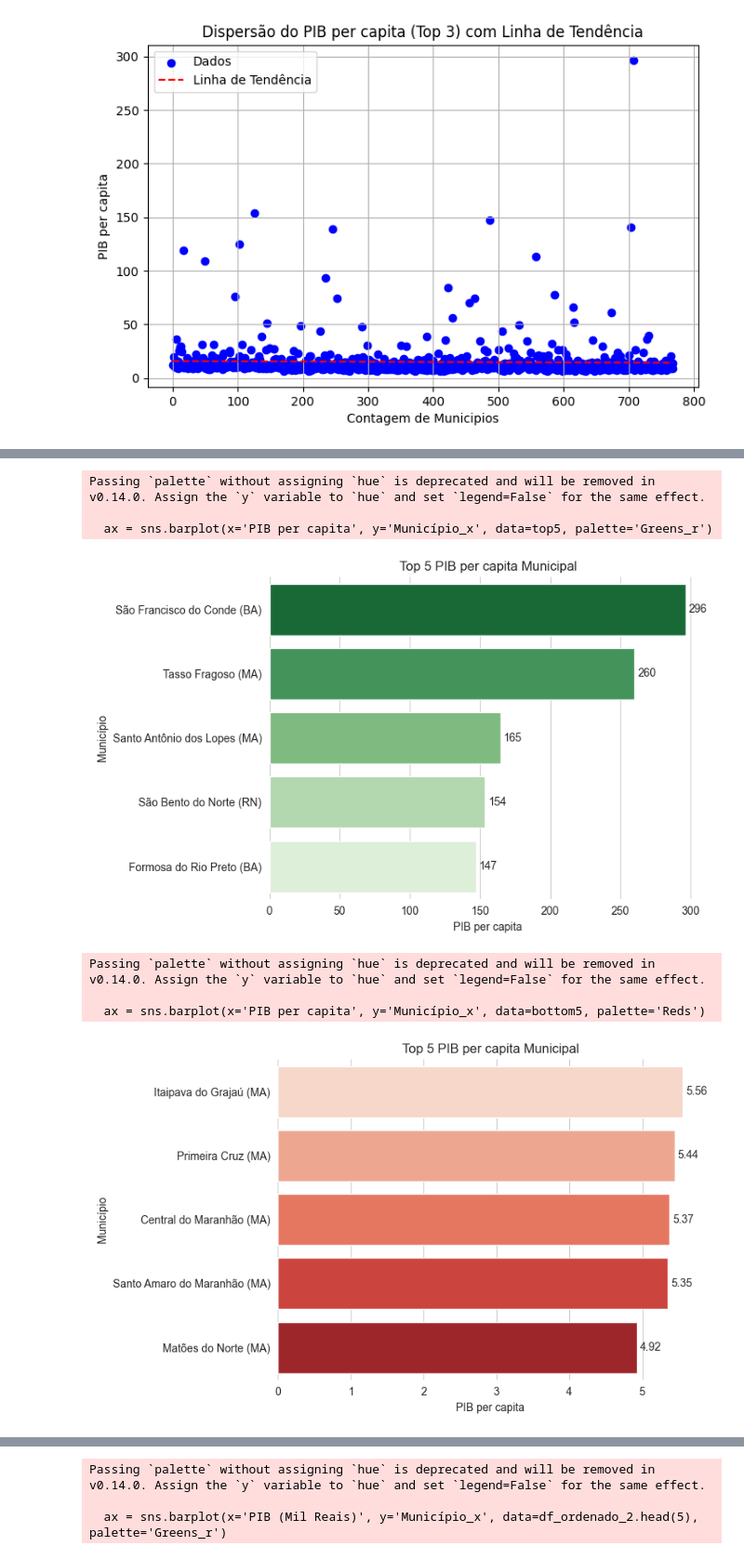
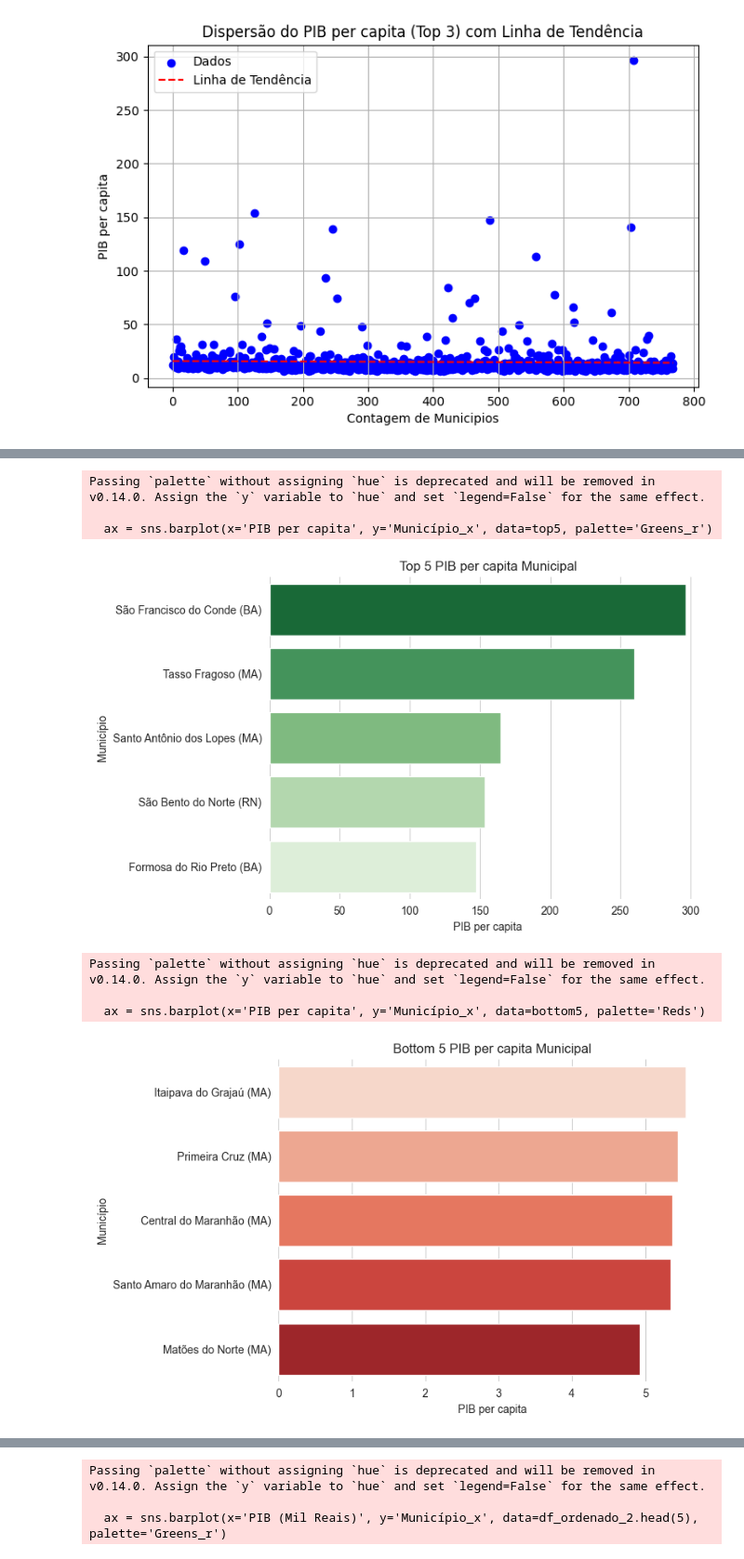
Before and after one commit to duddanobre/sidra-nordeste, a Jupyter notebook: nordeste.ipynb, the cells around one changed output, grey strips where cells are left out. Shown at 93% size. Saved outputs shown, nothing was run; the diff lists cells and outputs as text; code cells hidden in the pictures.

```diff
--- a/nordeste.ipynb
+++ b/nordeste.ipynb
@@ -89,0 +164,3 @@ df_nordeste = df_nordeste.drop(columns=['Código Município Completo'])
+# %%
+df_nordeste['PIB per capita'] = df_nordeste['PIB (Mil Reais)']/df_nordeste['População (Pessoas)']
+df_nordeste
@@ -94,4 +182,0 @@ df_nordeste = df_nordeste.drop(columns=['Código Município Completo'])
-# %%
-df_nordeste['PIB per capita'] = (df_nordeste['PIB (Mil Reais)'] * 1000) / df_nordeste['População (Pessoas)']
-
-df_nordeste
@@ -376,49 +451,47 @@ import matplotlib.pyplot as plt
 import seaborn as sns
 
 plt.figure(figsize=(8,5))
-sns.set_style("whitegrid")
+sns.set_style("whitegrid")  # estilo mais clean, com grid suave
 
+# Gráfico Top 5
 ax = sns.barplot(x='PIB per capita', y='Município_x', data=top5, palette='Greens_r')
 ax.set_title('Top 5 PIB per capita Municipal')
 ax.set_xlabel('PIB per capita')
 ax.set_ylabel('Município')
 
-# Adiciona os valores na barra
-for container in ax.containers:
-    ax.bar_label(container, fmt='%.0f', padding=3)
+# Remove bordas (spines)
+sns.despine(left=True, bottom=True)
 
-sns.despine(left=True, bottom=True)
 plt.tight_layout()
 plt.show()
 # %% [output]
 Passing `palette` without assigning `hue` is deprecated and will be removed in v0.14.0. Assign the `y` variable to `hue` and set `legend=False` for the same effect.
 
   ax = sns.barplot(x='PIB per capita', y='Município_x', data=top5, palette='Greens_r')
-[figure, old version]
+[figure, new version]
 # %%
 import matplotlib.pyplot as plt
 import seaborn as sns
 
 plt.figure(figsize=(8,5))
-sns.set_style("whitegrid")
+sns.set_style("whitegrid")  # estilo mais clean, com grid suave
 
+# Gráfico Top 5
 ax = sns.barplot(x='PIB per capita', y='Município_x', data=bottom5, palette='Reds')
-ax.set_title('Top 5 PIB per capita Municipal')
+ax.set_title('Bottom 5 PIB per capita Municipal')
 ax.set_xlabel('PIB per capita')
 ax.set_ylabel('Município')
 
-# Adiciona os valores na barra
-for container in ax.containers:
-    ax.bar_label(container, fmt='%.2f', padding=3)
+# Remove bordas (spines)
+sns.despine(left=True, bottom=True)
 
-sns.despine(left=True, bottom=True)
 plt.tight_layout()
 plt.show()
 # %% [output]
 Passing `palette` without assigning `hue` is deprecated and will be removed in v0.14.0. Assign the `y` variable to `hue` and set `legend=False` for the same effect.
 
   ax = sns.barplot(x='PIB per capita', y='Município_x', data=bottom5, palette='Reds')
-[figure, old version]
+[figure, new version]
 # %%
 df_ordenado_2 = df_nordeste.sort_values(by='PIB (Mil Reais)', ascending=False)
 df_ordenado_2
```
Also changed, not shown: parts of 29 cells of this notebook, 1 other file.
